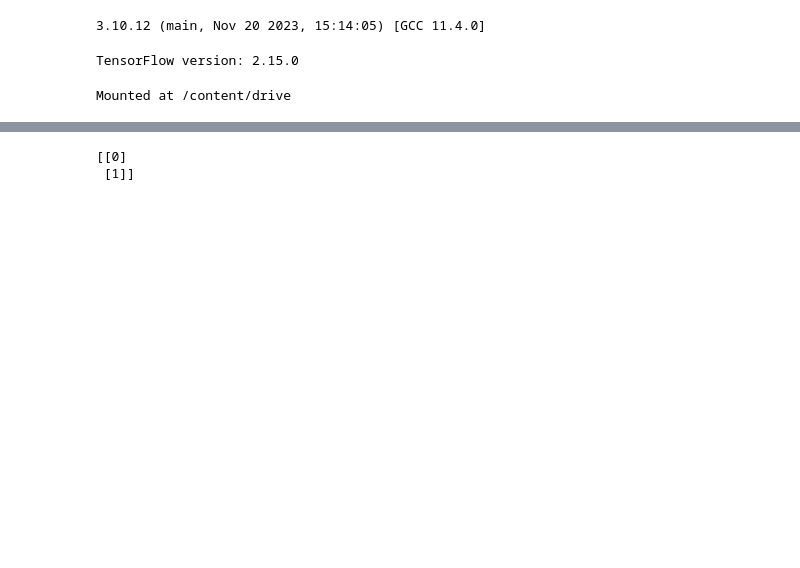
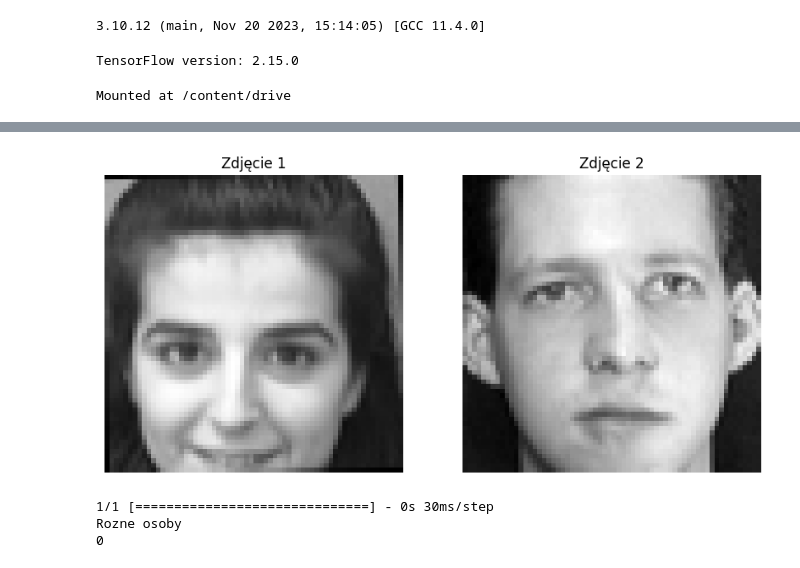
Before and after one commit to ajankowi/Multimedia, a Jupyter notebook: Face_recognition.ipynb, the cells around one changed output, grey strips where cells are left out. Cells and saved outputs as stored; diff of their text form; code cells hidden in the pictures; blank space fills up the shorter version.

```diff
--- a/Face_recognition.ipynb
+++ b/Face_recognition.ipynb
@@ -80,10 +72,0 @@ def gen_image(im_1, im_2):
-# %%
-data = gen_image(im_1, im_2)
-data_2 = gen_image(im_3, im_4)
-
-images_test = []
-
-images_test.append(data)
-images_test.append(data_2)
-
-x_test = np.array(images_test)
@@ -107,5 +79,0 @@ predictions = (predict_x > 0.5).astype("int32")
-# %%
-print(predictions)
-# %% [output]
-[[0]
- [1]]
@@ -111,0 +119,38 @@ print(predictions)
+# %%
+#Zwraca 1 jezeli osoby s podobne, 0 jak sa rozne
+def face_recognaction(im_1, im_2, print):
+
+  con = gen_image(im_1, im_2)
+
+
+  if print:
+    print_images(im_1, im_2)
+
+  images_test = []
+
+  images_test.append(con)
+  x_test = np.array(images_test)
+
+  predict_x = model.predict(x_test)
+  prediction = (predict_x > 0.5).astype("int32")
+
+  pred = prediction[0][0]
+
+  return pred
+# %%
+#Sprawdznie podobienstwa
+
+
+pred = face_recognaction(im_1, im_2, True)
+
+if pred == 1:
+  print('Ta sama osoba')
+else:
+  print('Rozne osoby')
+
+print(pred)
+# %% [output]
+[figure, added]
+1/1 [==============================] - 0s 30ms/step
+Rozne osoby
+0
```
Also changed, not shown: parts of 9 cells of this notebook.
